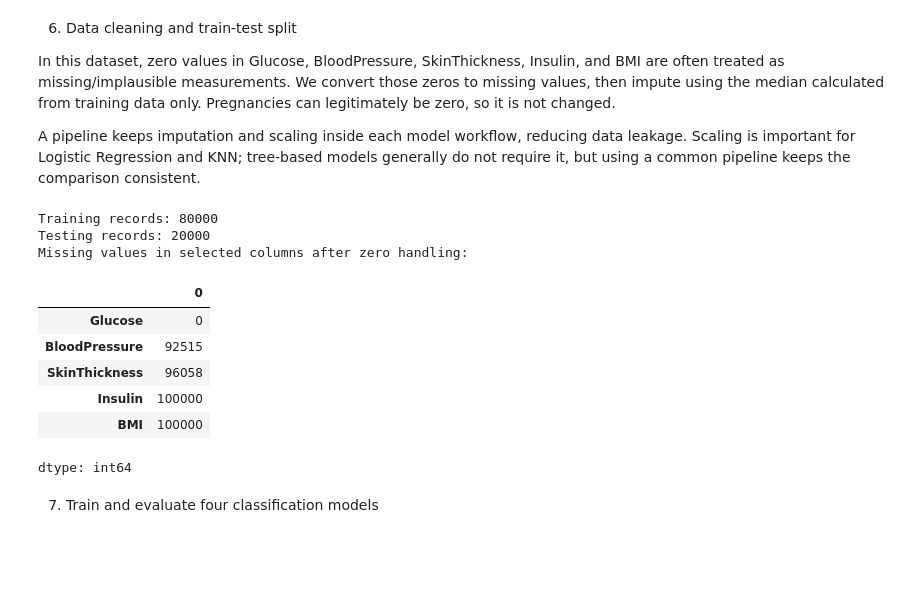
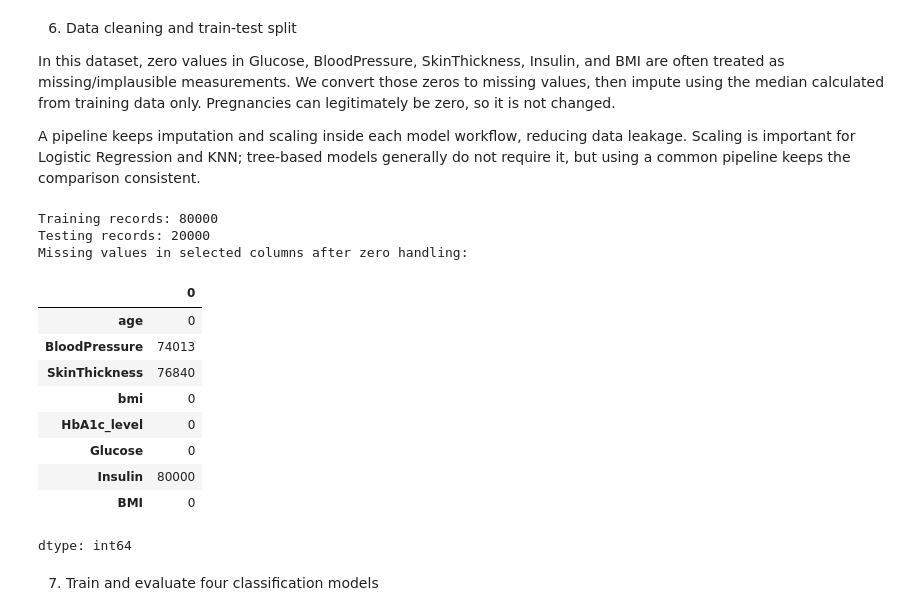
Before and after one commit to navyad-a/navya-a, a Jupyter notebook: BAI702_Diabetes_Prediction.ipynb, the cells around one changed output. Drawn from its saved outputs; the diff is of its cells as text; code cells hidden in the pictures; blank space fills up the shorter version.

```diff
--- a/BAI702_Diabetes_Prediction.ipynb
+++ b/BAI702_Diabetes_Prediction.ipynb
@@ -166,44 +153,63 @@ In this dataset, zero values in Glucose, BloodPressure, SkinThickness, Insulin,
 A pipeline keeps imputation and scaling inside each model workflow, reducing data leakage. Scaling is important for Logistic Regression and KNN; tree-based models generally do not require it, but using a common pipeline keeps the comparison consistent.
 # %%
 from sklearn.model_selection import train_test_split
-from sklearn.impute import SimpleImputer
-from sklearn.preprocessing import StandardScaler
-from sklearn.pipeline import Pipeline
-from sklearn.linear_model import LogisticRegression
-from sklearn.neighbors import KNeighborsClassifier
-from sklearn.tree import DecisionTreeClassifier
-from sklearn.ensemble import RandomForestClassifier
-from sklearn.metrics import (
-    accuracy_score, precision_score, recall_score, f1_score,
-    classification_report, ConfusionMatrixDisplay
-)
+import numpy as np
+import pandas as pd
 
 data = df.copy()
+
+# Map columns from the Kaggle Diabetes Prediction Dataset to the expected format
+column_mapping = {
+    'diabetes': 'Outcome',
+    'blood_glucose_level': 'Glucose',
+    'hypertension': 'BloodPressure',
+    'heart_disease': 'SkinThickness'
+}
+
+if 'diabetes' in data.columns and 'Outcome' not in data.columns:
+    data = data.rename(columns=column_mapping)
+    # Create other expected columns filled with NaN to avoid KeyError downstream
+    for col in ["Glucose", "BloodPressure", "SkinThickness", "Insulin", "BMI"]:
+        if col not in data.columns:
+            if col.lower() in data.columns:
+                data[col] = data[col.lower()]
+            else:
+                data[col] = np.nan
+
+# Convert zeros to missing values where appropriate
 zero_as_missing = ["Glucose", "BloodPressure", "SkinThickness", "Insulin", "BMI"]
 for col in zero_as_missing:
-    data[col] = data[col].replace(0, np.nan)
+    if col in data.columns:
+        data[col] = data[col].replace(0, np.nan)
 
 X = data.drop(columns="Outcome")
 y = data["Outcome"].astype(int)
 
+# Extract numeric columns so the imputer/scaler does not complain about text values
+numeric_cols = X.select_dtypes(include=[np.number]).columns
+X_numeric = X[numeric_cols]
+
 X_train, X_test, y_train, y_test = train_test_split(
-    X, y, test_size=0.20, random_state=42, stratify=y
+    X_numeric, y, test_size=0.20, random_state=42, stratify=y
 )
 
 print("Training records:", len(X_train))
 print("Testing records:", len(X_test))
 print("Missing values in selected columns after zero handling:")
-display(data[zero_as_missing].isna().sum())
+display(X_train.isna().sum())
 # %% [output]
 Training records: 80000
 Testing records: 20000
 Missing values in selected columns after zero handling:
 |  | 0 |
+| age | 0 |
+| BloodPressure | 74013 |
+| SkinThickness | 76840 |
+| bmi | 0 |
+| HbA1c_level | 0 |
 | Glucose | 0 |
-| BloodPressure | 92515 |
-| SkinThickness | 96058 |
-| Insulin | 100000 |
-| BMI | 100000 |
+| Insulin | 80000 |
+| BMI | 0 |
 dtype: int64
 # %% [markdown]
 7. Train and evaluate four classification models
```
Also changed, not shown: parts of 8 cells of this notebook.
